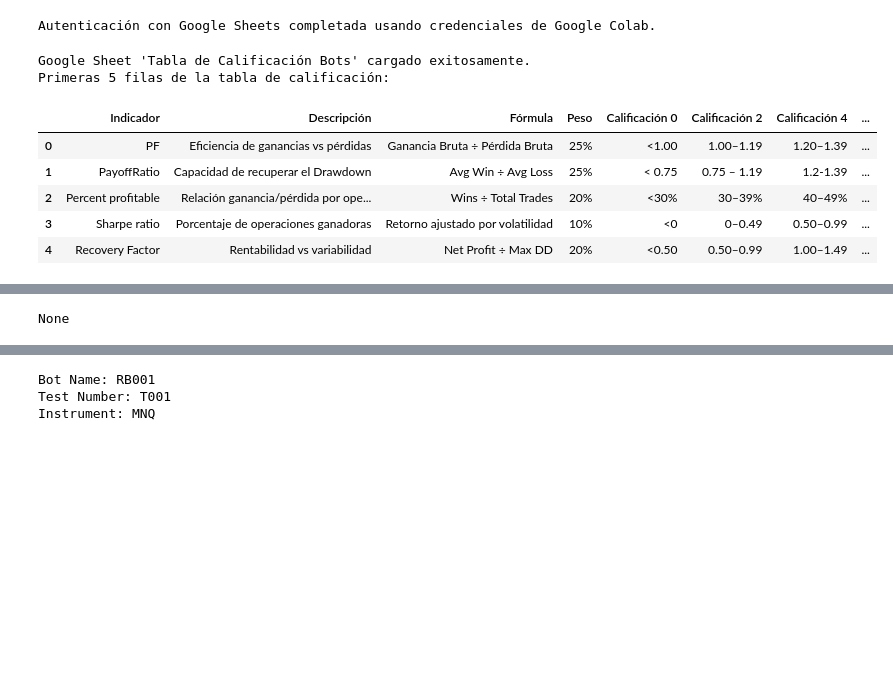
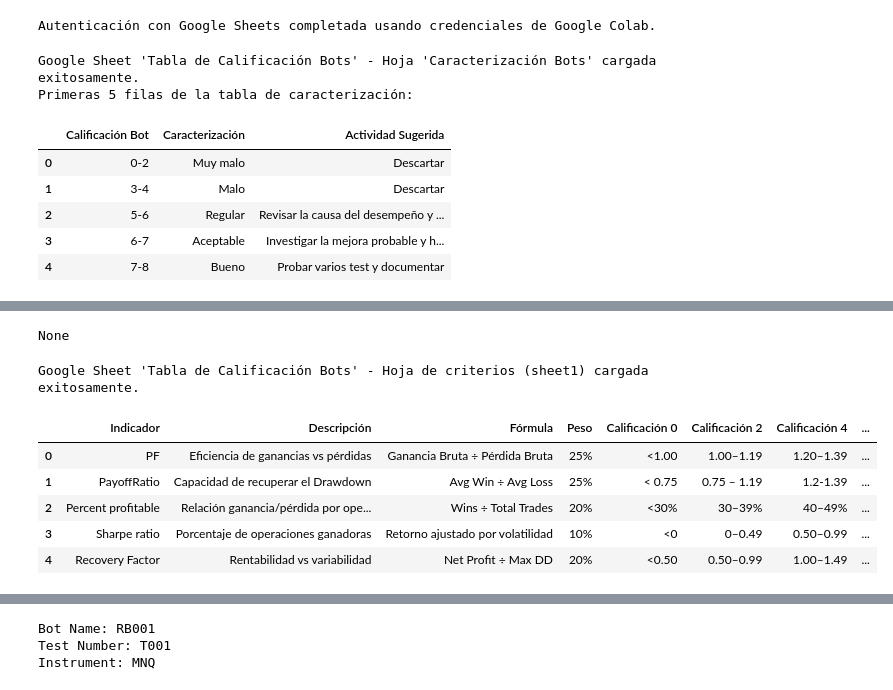
Before and after one commit to MarceCorreal2/Robots-NT, a Jupyter notebook: Procesamiento_Indicadores_Backtest_V6.ipynb, the cells around one changed output, grey strips where cells are left out. Cells and saved outputs as stored; diff of their text form; code cells hidden in the pictures; blank space fills up the shorter version.

Commit message:
idaYa funcionan celdas de calificacipon, caracterizacion y actividad suger

```diff
--- a/Procesamiento_Indicadores_Backtest_V6.ipynb
+++ b/Procesamiento_Indicadores_Backtest_V6.ipynb
@@ -57,39 +57,61 @@ print("Autenticación con Google Sheets completada usando credenciales de Google
 # %% [output]
 Autenticación con Google Sheets completada usando credenciales de Google Colab.
 # %%
+import gspread
+
 # Celda 3 - Cargar la Tabla de Calificación de Bots desde Google Sheets
 
 # Nombre de tu Google Sheet (asegúrate de que coincida exactamente)
 BOT_RATING_SHEET_NAME = 'Tabla de Calificación Bots'
+# Nombre de la hoja específica que contiene la tabla de caracterización
+CARACTERIZACION_SHEET_NAME = 'Caracterización Bots' # Corregido: 'C' mayúscula
 
 try:
-    # Abrir el Google Sheet por su nombre
-    worksheet = gc.open(BOT_RATING_SHEET_NAME).sheet1
+    # Abrir el Google Sheet por su nombre y luego seleccionar la hoja específica
+    sh = gc.open(BOT_RATING_SHEET_NAME)
+    worksheet = sh.worksheet(CARACTERIZACION_SHEET_NAME)
 
     # Obtener todos los datos como un DataFrame de pandas
     # `get_as_dataframe` lee la primera fila como encabezados automáticamente
-    rating_table_df = pd.DataFrame(worksheet.get_all_records())
+    caracterizacion_df = pd.DataFrame(worksheet.get_all_records())
 
-    print(f"Google Sheet '{BOT_RATING_SHEET_NAME}' cargado exitosamente.")
-    print("Primeras 5 filas de la tabla de calificación:")
-    display(rating_table_df.head())
+    # Limpiar los nombres de las columnas de caracterizacion_df
+    caracterizacion_df.columns = caracterizacion_df.columns.str.strip()
 
-    print("Columnas y tipos de datos de la tabla de calificación:")
-    display(rating_table_df.info())
+    print(f"Google Sheet '{BOT_RATING_SHEET_NAME}' - Hoja '{CARACTERIZACION_SHEET_NAME}' cargada exitosamente.")
+    print("Primeras 5 filas de la tabla de caracterización:")
+    display(caracterizacion_df.head())
+
+    print("Columnas y tipos de datos de la tabla de caracterización:")
+    display(caracterizacion_df.info())
 
 except gspread.exceptions.SpreadsheetNotFound:
     print(f"Error: El Google Sheet '{BOT_RATING_SHEET_NAME}' no se encontró.")
     print("Por favor, verifica que el nombre sea exacto y que tengas permisos de acceso.")
+    caracterizacion_df = pd.DataFrame()
+except gspread.exceptions.WorksheetNotFound:
+    print(f"Error: La hoja '{CARACTERIZACION_SHEET_NAME}' no se encontró en el Google Sheet '{BOT_RATING_SHEET_NAME}'.")
+    print("Por favor, verifica que el nombre de la hoja sea exacto.")
+    caracterizacion_df = pd.DataFrame()
+except Exception as e:
+    print(f"Ocurrió un error al cargar la hoja de caracterización: {e}")
+    caracterizacion_df = pd.DataFrame()
+
+# También cargamos la hoja de criterios de calificación como antes, si se necesita
+try:
+    rating_worksheet = gc.open(BOT_RATING_SHEET_NAME).sheet1 # Suponiendo que sheet1 sigue siendo para los criterios
+    rating_table_df = pd.DataFrame(rating_worksheet.get_all_records())
+    print(f"\nGoogle Sheet '{BOT_RATING_SHEET_NAME}' - Hoja de criterios (sheet1) cargada exitosamente.")
+    display(rating_table_df.head())
+except Exception as e:
+    print(f"\nAdvertencia: No se pudo cargar la hoja de criterios de calificación (sheet1): {e}")
     rating_table_df = pd.DataFrame()
-except Exception as e:
-    print(f"Ocurrió un error al cargar el Google Sheet: {e}")
-    rating_table_df = pd.DataFrame()
 # %% [output]
-Google Sheet 'Tabla de Calificación Bots' cargado exitosamente.
-Primeras 5 filas de la tabla de calificación:
+Google Sheet 'Tabla de Calificación Bots' - Hoja 'Caracterización Bots' cargada exitosamente.
+Primeras 5 filas de la tabla de caracterización:
-|  | Indicador | Descripción | Fórmula | Peso | Calificación 0 | Calificación 2 | Calificación 4 | ... |
-| 0 | PF | Eficiencia de ganancias vs pérdidas | Ganancia Bruta ÷ Pérdida Bruta | 25% | <1.00 | 1.00–1.19 | 1.20–1.39 | ... |
-| 1 | PayoffRatio | Capacidad de recuperar el Drawdown | Avg Win ÷ Avg Loss | 25% | < 0.75 | 0.75 – 1.19 | 1.2-1.39 | ... |
-| 2 | Percent profitable | Relación ganancia/pérdida por ope... | Wins ÷ Total Trades | 20% | <30% | 30–39% | 40–49% | ... |
-| 3 | Sharpe ratio | Porcentaje de operaciones ganadoras | Retorno ajustado por volatilidad | 10% | <0 | 0–0.49 | 0.50–0.99 | ... |
-| 4 | Recovery Factor | Rentabilidad vs variabilidad | Net Profit ÷ Max DD | 20% | <0.50 | 0.50–0.99 | 1.00–1.49 | ... |
+|  | Calificación Bot | Caracterización | Actividad Sugerida |
+| 0 | 0-2 | Muy malo | Descartar |
+| 1 | 3-4 | Malo | Descartar |
+| 2 | 5-6 | Regular | Revisar la causa del desempeño y ... |
+| 3 | 6-7 | Aceptable | Investigar la mejora probable y h... |
+| 4 | 7-8 | Bueno | Probar varios test y documentar |
@@ -115,2 +129,9 @@ memory usage: 836.0+ bytes
 None
+Google Sheet 'Tabla de Calificación Bots' - Hoja de criterios (sheet1) cargada exitosamente.
+|  | Indicador | Descripción | Fórmula | Peso | Calificación 0 | Calificación 2 | Calificación 4 | ... |
+| 0 | PF | Eficiencia de ganancias vs pérdidas | Ganancia Bruta ÷ Pérdida Bruta | 25% | <1.00 | 1.00–1.19 | 1.20–1.39 | ... |
+| 1 | PayoffRatio | Capacidad de recuperar el Drawdown | Avg Win ÷ Avg Loss | 25% | < 0.75 | 0.75 – 1.19 | 1.2-1.39 | ... |
+| 2 | Percent profitable | Relación ganancia/pérdida por ope... | Wins ÷ Total Trades | 20% | <30% | 30–39% | 40–49% | ... |
+| 3 | Sharpe ratio | Porcentaje de operaciones ganadoras | Retorno ajustado por volatilidad | 10% | <0 | 0–0.49 | 0.50–0.99 | ... |
+| 4 | Recovery Factor | Rentabilidad vs variabilidad | Net Profit ÷ Max DD | 20% | <0.50 | 0.50–0.99 | 1.00–1.49 | ... |
 # %%
```
Also changed, not shown: parts of 10 cells of this notebook.
